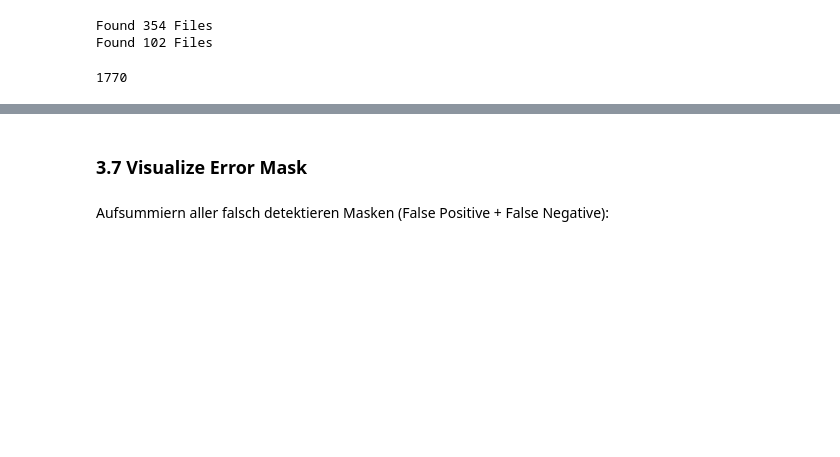
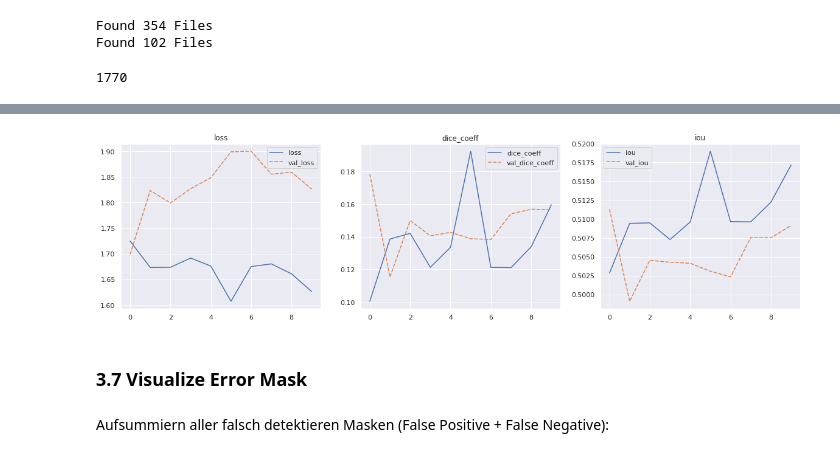
Before and after one commit to dschori/Rumex-Detection, a Jupyter notebook: notebooks/20_UNet.ipynb, the cells around one changed output, grey strips where cells are left out. Saved outputs shown, nothing was run; the diff lists cells and outputs as text; code cells hidden in the pictures; blank space fills up the shorter version.

```diff
--- a/notebooks/20_UNet.ipynb
+++ b/notebooks/20_UNet.ipynb
@@ -162,7 +120,7 @@ plot_model(model, show_shapes=True,to_file='model.png')
 # %% [markdown]
 ### 3.1 Load UNet Model:
 # %%
-model = get_unet(input_shape=(SHAPE[0],SHAPE[1],1))
+model = get_unet(input_shape=(*SHAPE,1),num_classes=2)
 # %%
 model.summary()
 # %% [output]
@@ -282,15 +230,15 @@ tensorboard = TensorBoard(log_dir='../docs/tensorboard',
 
 lr = LearningRateScheduler(step_decay)
 
-callbacks_list = [checkpoint, early, reduceLROnPlat]
+callbacks_list = [early, reduceLROnPlat]
 # %%
 params = {'target_size': SHAPE,
-          'batch_size': 2,
+          'batch_size': 4,
           'input_channels': 1,
           'shuffle': True}
 
 # Generators
-training_generator = DataGenerator(df=train_df,augment_data=True,save_images=True,**params)
+training_generator = DataGenerator(df=train_df,augment_data=False,save_images=False,**params)
 validation_generator = DataGenerator(df=val_df,**params)
 # %% [output]
 Found 354 Files
@@ -303,15 +251,14 @@ steps_per_epoch
 # %% [output]
 1770
 # %%
-H = []
-H +=[model.fit_generator(
+H = model.fit_generator(
     training_generator,
     steps_per_epoch=6 // BS,
     validation_data=validation_generator,
     validation_steps=6 // BS,
-    epochs=2,
+    epochs=10,
     verbose=1,
     use_multiprocessing=False,
     workers=1,
-    callbacks=callbacks_list)]
+    callbacks=callbacks_list)
 # %% [output]
@@ -342,3 +285,31 @@ dict_keys(['val_loss', 'val_dice_coeff', 'loss', 'dice_coeff', 'lr'])
+# %%
+plt.figure(figsize=(20,5))
+
+plt.subplot(1,3,1)
+data = {#"epochs":np.linspace(0,len(H.history['dice_coeff']),len(H.history['dice_coeff'])),
+        "loss":H.history['loss'],
+        "val_loss":H.history['val_loss']}
+data = pd.DataFrame.from_dict(data)
+sns.set(style="darkgrid")
+ax = sns.lineplot(data=data).set_title("loss")
+
+plt.subplot(1,3,2)
+data = {#"epochs":np.linspace(0,len(H.history['dice_coeff']),len(H.history['dice_coeff'])),
+        "dice_coeff":H.history['dice_coeff'],
+        "val_dice_coeff":H.history['val_dice_coeff']}
+data = pd.DataFrame.from_dict(data)
+sns.set(style="darkgrid")
+ax = sns.lineplot(data=data).set_title("dice_coeff")
+
+plt.subplot(1,3,3)
+data = {#"epochs":np.linspace(0,len(H.history['dice_coeff']),len(H.history['dice_coeff'])),
+        "iou":H.history['iou'],
+        "val_iou":H.history['val_iou']}
+data = pd.DataFrame.from_dict(data)
+sns.set(style="darkgrid")
+ax = sns.lineplot(data=data).set_title("iou")
+# %% [output]
+[figure, added]
 # %% [markdown]
 ### 3.7 Visualize Error Mask
 # %%
```
Also changed, not shown: parts of 22 cells of this notebook.
